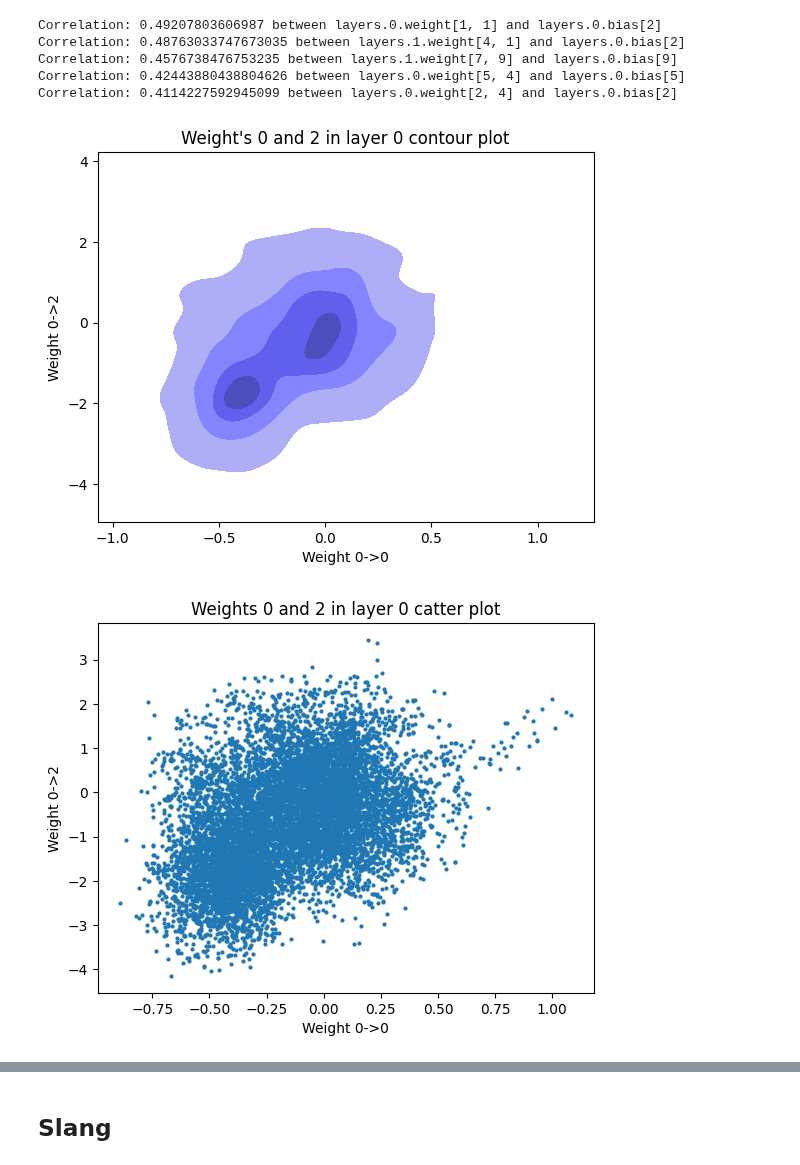
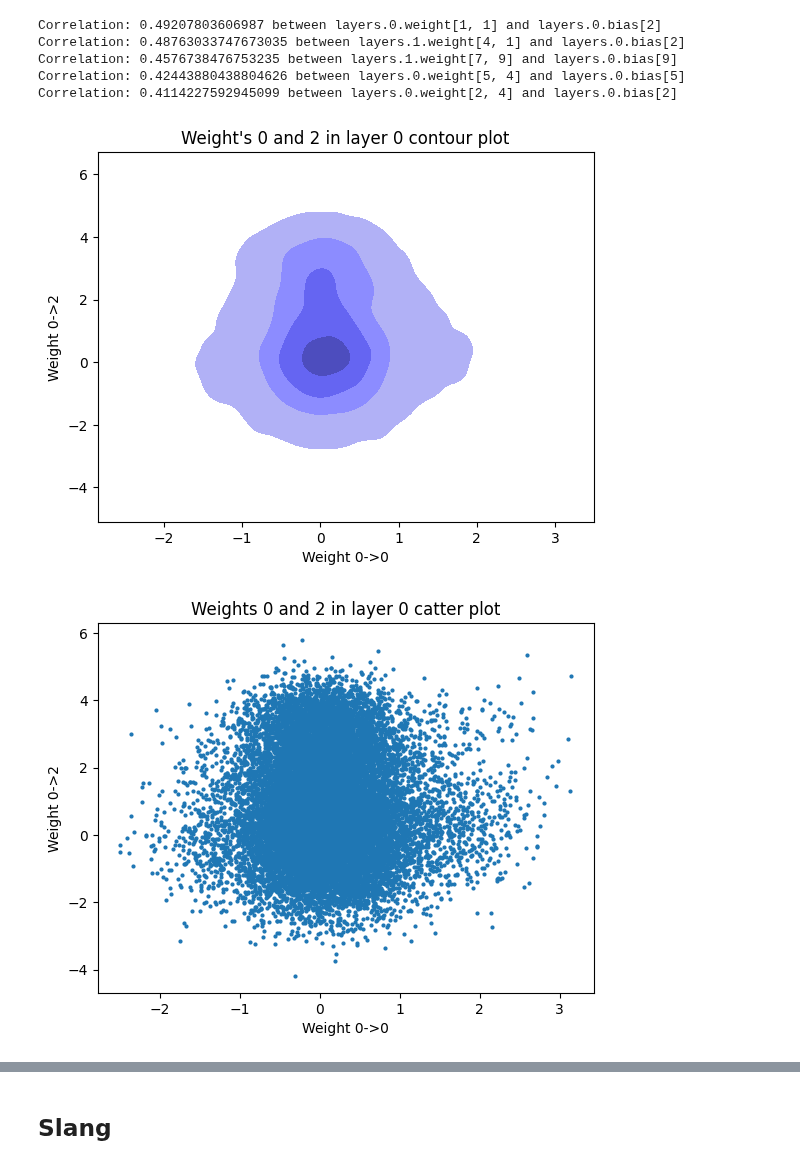
Before and after one commit to Marco-Gal/Bayesian-Neural-Network-Project, a Jupyter notebook: Boston Dataset Experiments/Obesity/Posterior Plotting/Making posterior plot.ipynb, the cells around one changed output, grey strips where cells are left out. Saved outputs shown, nothing was run; the diff lists cells and outputs as text; code cells hidden in the pictures.

```diff
--- a/Boston Dataset Experiments/Obesity/Posterior Plotting/Making posterior plot.ipynb
+++ b/Boston Dataset Experiments/Obesity/Posterior Plotting/Making posterior plot.ipynb
@@ -175,39 +171,39 @@ Correlation: 0.4114227592945099 between layers.0.weight[2, 4] and layers.0.bias[
 # x=loaded_samples['layers.0.weight'][:,1,1]
 # y=loaded_samples['layers.0.bias'][:,2]
 
-# x=loaded_samples['layers.1.weight'][:,4,1]
-# y=loaded_samples['layers.0.bias'][:,2]
+x=loaded_samples['layers.1.weight'][:,4,1]
+y=loaded_samples['layers.0.bias'][:,2]
 
 # x=loaded_samples['layers.1.weight'][:,7,9]
 # y=loaded_samples['layers.0.bias'][:,9]
 
 # x=loaded_samples['layers.0.weight'][:,5,4]
 # y=loaded_samples['layers.0.bias'][:,5]
 
-x=loaded_samples['layers.0.weight'][:,2,4]
-y=loaded_samples['layers.0.bias'][:,2]
+# x=loaded_samples['layers.0.weight'][:,2,4]
+# y=loaded_samples['layers.0.bias'][:,2]
 
 import seaborn as sns
 import matplotlib.pyplot as plt
 
 sns.kdeplot(x = x, y = y, fill = True, levels = [0.05, 0.3, 0.6, 0.9, 1], color = 'blue')
 plt.xlabel("Weight 0->0")
 plt.ylabel("Weight 0->2")
 # plt.xlim([-0.4,0.6])
 # plt.ylim([-0.2,0.7])
 plt.title("Weight's 0 and 2 in layer 0 contour plot")
 plt.show()
 
 plt.scatter(x = x, y = y, s = 4)
 # plt.xlim([-1.3,0.3])
 # plt.ylim([-0.1,0.3])
 plt.xlabel("Weight 0->0")
 plt.ylabel("Weight 0->2")
 plt.title("Weights 0 and 2 in layer 0 catter plot")
 plt.show()
 # %% [output]
-[figure, old version]
+[figure, new version]
-[figure, old version]
+[figure, new version]
 # %%
 # evaluate mixing
 def hmc_lines_layer0_w(i, j):
```
Also changed, not shown: parts of 16 cells of this notebook, 5 other files.
